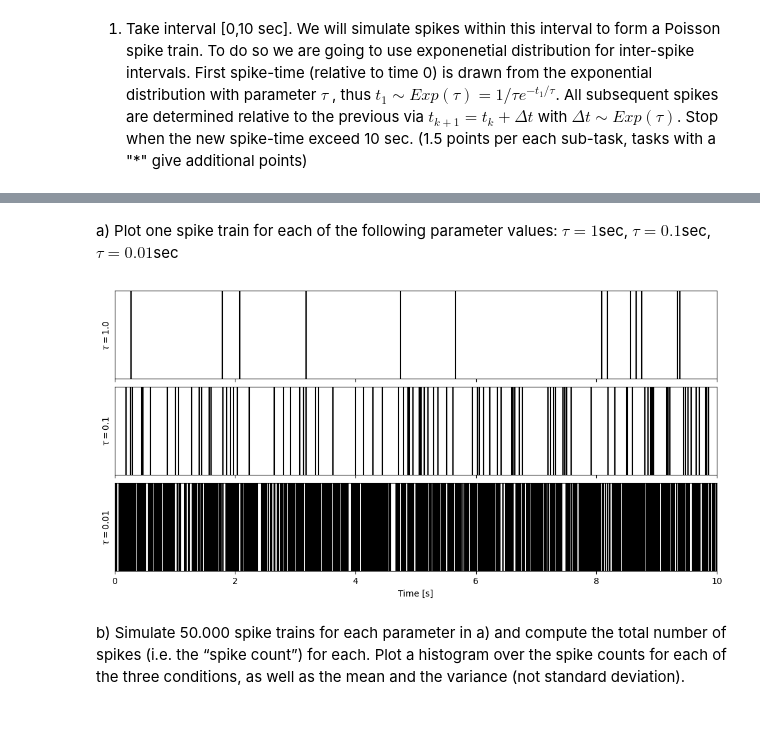
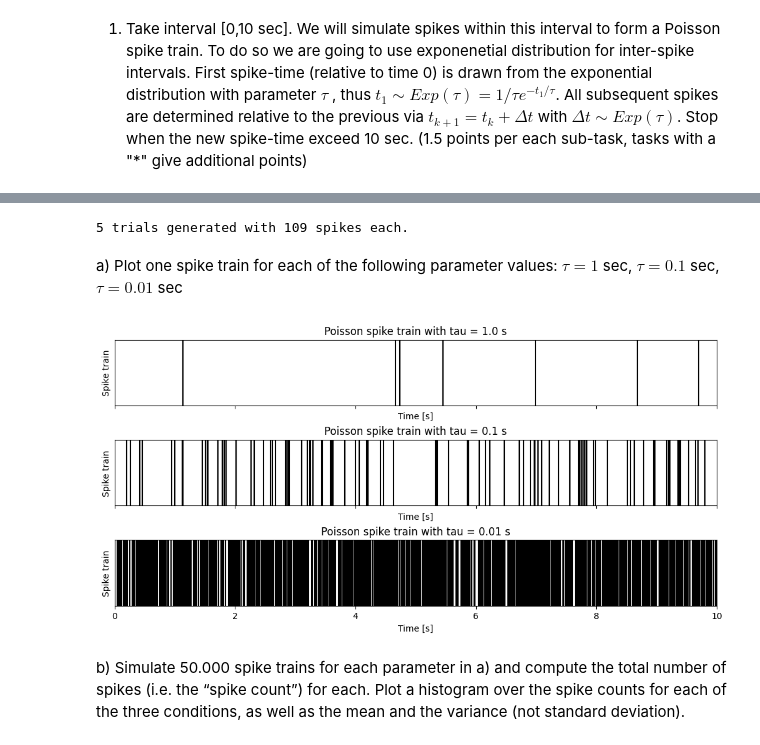
Before and after one commit to aakarsh/S25-Neural-Coding, a Jupyter notebook: homeworks/2025_Neural_coding_Homework1.ipynb, the cells around one changed output, grey strips where cells are left out. Cells and saved outputs as stored; diff of their text form; code cells hidden in the pictures.

```diff
--- a/homeworks/2025_Neural_coding_Homework1.ipynb
+++ b/homeworks/2025_Neural_coding_Homework1.ipynb
@@ -84,12 +66,56 @@ spike_times = poisson_spike_train_simple(...)
+# %%
+import numpy as np
+import matplotlib.pyplot as plt
+
+def poisson_spike_train_simple(tau, length, n_trials):
+    """
+    Generates Poisson spike trains for multiple trials.
+
+    Args:
+        tau (float): Time constant of the exponential distribution (in seconds).
+        length (float): Length of the simulation (in seconds).
+        n_trials (int): Number of trials to generate.
+
+    Returns:
+        list: A list of lists, where each inner list contains the spike times for one trial.
+    """
+    spike_times_list = []
+    for _ in range(n_trials):
+        spike_times = []
+        t = 0
+        while t < length:
+            dt = np.random.exponential(tau)  # Generate ISI from exponential distribution
+            t += dt
+            if t < length:
+                spike_times.append(t)
+        spike_times_list.append(spike_times)
+    return spike_times_list
+
+# Example usage:
+tau = 0.1  # seconds
+length = 10  # seconds
+n_trials = 5  # Number of trials
+spike_trains = poisson_spike_train_simple(tau, length, n_trials)
+
+print(f"{len(spike_trains)} trials generated with {len(spike_trains[0])} spikes each.")
+# %% [output]
+5 trials generated with 109 spikes each.
 # %% [markdown]
-a) Plot one spike train for each of the following parameter values: $\tau = 1$sec, $\tau = 0.1$sec, $\tau = 0.01$sec
+a) Plot one spike train for each of the following parameter values: $\tau = 1$ sec, $\tau = 0.1$ sec, $\tau = 0.01$ sec
 # %%
 length = 10
 taus = [1., 0.1, 0.01]
 
 fig, axs = plt.subplots(nrows=len(taus), figsize=(10, 5), sharex=True, constrained_layout=True)
 for tau, ax in zip(taus, axs):
+    # Plot one spike train for each parameter value.
+    spike_times = poisson_spike_train_simple(tau, length, 1)
+    raster(spike_times, ax=ax)
+    ax.set_title(f'Poisson spike train with tau = {tau} s')
+    ax.set_ylabel('Spike train')
+axs[-1].set_xlabel('Time [s]')
+plt.show()
 # %% [output]
-[figure, old version]
+[figure, new version]
 # %% [markdown]
 b) Simulate 50.000 spike trains for each parameter in a) and compute the total number of spikes (i.e. the “spike count”) for each. Plot a histogram over the spike counts for each of the three conditions, as well as the mean and the variance (not standard deviation).
```
Also changed, not shown: parts of 7 cells of this notebook, 6 other files.
